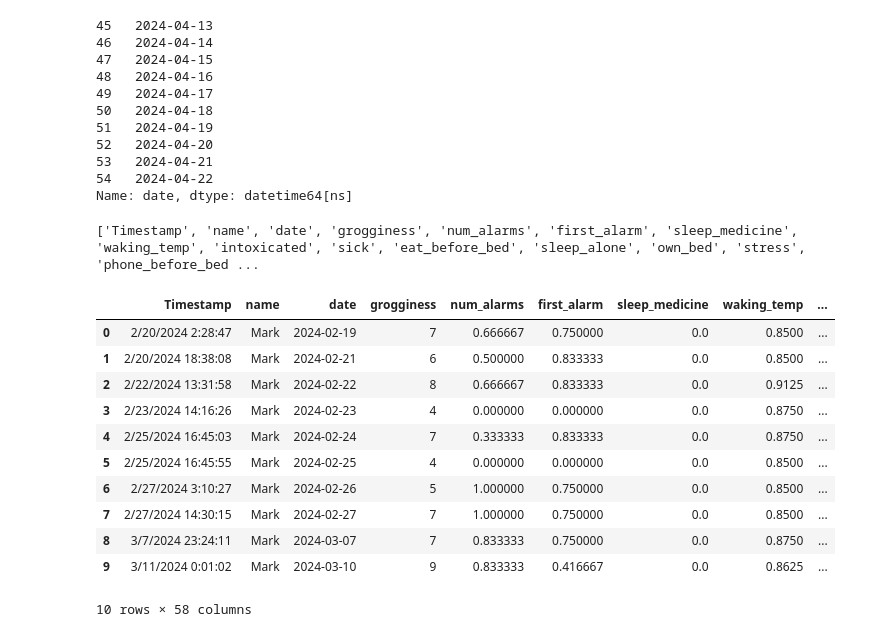
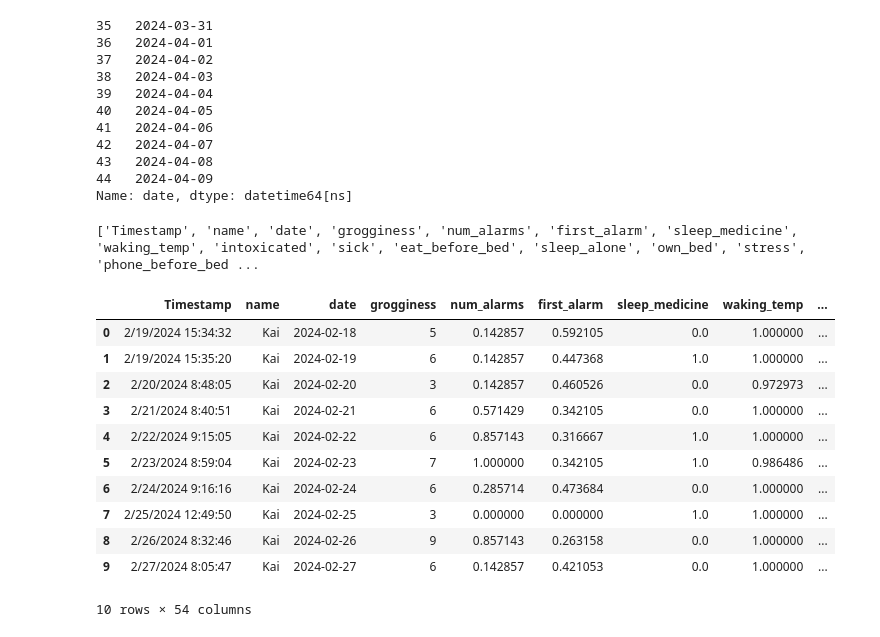
Before and after one commit to KnowItAllKing/grogginess-prediction, a Jupyter notebook: data_analysis2.ipynb, the cells around one changed output. Cells and saved outputs as stored; diff of their text form; code cells hidden in the pictures.

```diff
--- a/data_analysis2.ipynb
+++ b/data_analysis2.ipynb
@@ -6,7 +6,7 @@ import torch.nn as nn
 import torch.nn.functional as F
 import torch.optim as optim
 # %%
-person = 'Luc Rieffel'
+person = 'Kai'
 data = pd.read_csv(f'{person}/autosleep-{person}.csv')
 data['date'] = pd.to_datetime(data['ISO8601'], errors='coerce')
 data['date'] = data['date'].apply(lambda x: x.tz_localize(None).normalize() if x is not pd.NaT else pd.NaT)
@@ -18,16 +18,16 @@ data['day_of_week'] = data['date'].dt.dayofweek
 data['is_weekend'] = data['day_of_week'].apply(lambda x: 1 if x >= 5 else 0)
 data['date'][len(data) - 10:]
 # %% [output]
-45   2024-04-13
-46   2024-04-14
-47   2024-04-15
-48   2024-04-16
-49   2024-04-17
-50   2024-04-18
-51   2024-04-19
-52   2024-04-20
-53   2024-04-21
-54   2024-04-22
+35   2024-03-31
+36   2024-04-01
+37   2024-04-02
+38   2024-04-03
+39   2024-04-04
+40   2024-04-05
+41   2024-04-06
+42   2024-04-07
+43   2024-04-08
+44   2024-04-09
 Name: date, dtype: datetime64[ns]
 # %%
 def rename_columns(df):
@@ -81,28 +81,29 @@ print(column_headers)
 # %%
 to_normalize = ['sleepBPM', 'sleepBPMAvg7', 'dayBPM', 'dayBPMAvg7', 'wakingBPM', 'wakingBPMAvg7',
             'hrv', 'hrvAvg7', 'sleepHRV', 'sleepHRVAvg7', 'SpO2Avg', 'SpO2Min', 'SpO2Max',
             'respAvg', 'respMin', 'respMax', 'inBed_minutes', 'day_of_week', 'is_weekend',
             'first_alarm', 'num_alarms', 'sleep_medicine', 'waking_temp', 'intoxicated',
             'sick', 'eat_before_bed', 'sleep_alone', 'own_bed', 'stress', 'phone_before_bed',
             'caffeine_before_bed']
 
 
 for cat in to_normalize:
     merged_data[cat] = merged_data[cat] / (merged_data[cat].max())
 
 
+merged_data.dropna(axis=1, inplace=True)
 merged_data.head(10)
 # %% [output]
 |  | Timestamp | name | date | grogginess | num_alarms | first_alarm | sleep_medicine | waking_temp | ... |
-| 0 | 2/20/2024 2:28:47 | Mark | 2024-02-19 | 7 | 0.666667 | 0.750000 | 0.0 | 0.8500 | ... |
-| 1 | 2/20/2024 18:38:08 | Mark | 2024-02-21 | 6 | 0.500000 | 0.833333 | 0.0 | 0.8500 | ... |
-| 2 | 2/22/2024 13:31:58 | Mark | 2024-02-22 | 8 | 0.666667 | 0.833333 | 0.0 | 0.9125 | ... |
-| 3 | 2/23/2024 14:16:26 | Mark | 2024-02-23 | 4 | 0.000000 | 0.000000 | 0.0 | 0.8750 | ... |
-| 4 | 2/25/2024 16:45:03 | Mark | 2024-02-24 | 7 | 0.333333 | 0.833333 | 0.0 | 0.8750 | ... |
-| 5 | 2/25/2024 16:45:55 | Mark | 2024-02-25 | 4 | 0.000000 | 0.000000 | 0.0 | 0.8500 | ... |
-| 6 | 2/27/2024 3:10:27 | Mark | 2024-02-26 | 5 | 1.000000 | 0.750000 | 0.0 | 0.8500 | ... |
-| 7 | 2/27/2024 14:30:15 | Mark | 2024-02-27 | 7 | 1.000000 | 0.750000 | 0.0 | 0.8500 | ... |
-| 8 | 3/7/2024 23:24:11 | Mark | 2024-03-07 | 7 | 0.833333 | 0.750000 | 0.0 | 0.8750 | ... |
-| 9 | 3/11/2024 0:01:02 | Mark | 2024-03-10 | 9 | 0.833333 | 0.416667 | 0.0 | 0.8625 | ... |
+| 0 | 2/19/2024 15:34:32 | Kai | 2024-02-18 | 5 | 0.142857 | 0.592105 | 0.0 | 1.000000 | ... |
+| 1 | 2/19/2024 15:35:20 | Kai | 2024-02-19 | 6 | 0.142857 | 0.447368 | 1.0 | 1.000000 | ... |
+| 2 | 2/20/2024 8:48:05 | Kai | 2024-02-20 | 3 | 0.142857 | 0.460526 | 0.0 | 0.972973 | ... |
+| 3 | 2/21/2024 8:40:51 | Kai | 2024-02-21 | 6 | 0.571429 | 0.342105 | 0.0 | 1.000000 | ... |
+| 4 | 2/22/2024 9:15:05 | Kai | 2024-02-22 | 6 | 0.857143 | 0.316667 | 1.0 | 1.000000 | ... |
+| 5 | 2/23/2024 8:59:04 | Kai | 2024-02-23 | 7 | 1.000000 | 0.342105 | 1.0 | 0.986486 | ... |
+| 6 | 2/24/2024 9:16:16 | Kai | 2024-02-24 | 6 | 0.285714 | 0.473684 | 0.0 | 1.000000 | ... |
+| 7 | 2/25/2024 12:49:50 | Kai | 2024-02-25 | 3 | 0.000000 | 0.000000 | 1.0 | 1.000000 | ... |
+| 8 | 2/26/2024 8:32:46 | Kai | 2024-02-26 | 9 | 0.857143 | 0.263158 | 0.0 | 1.000000 | ... |
+| 9 | 2/27/2024 8:05:47 | Kai | 2024-02-27 | 6 | 0.142857 | 0.421053 | 0.0 | 1.000000 | ... |
-10 rows × 58 columns
+10 rows × 54 columns
 # %%
```
Also changed, not shown: parts of 12 cells of this notebook, 1 other file.
